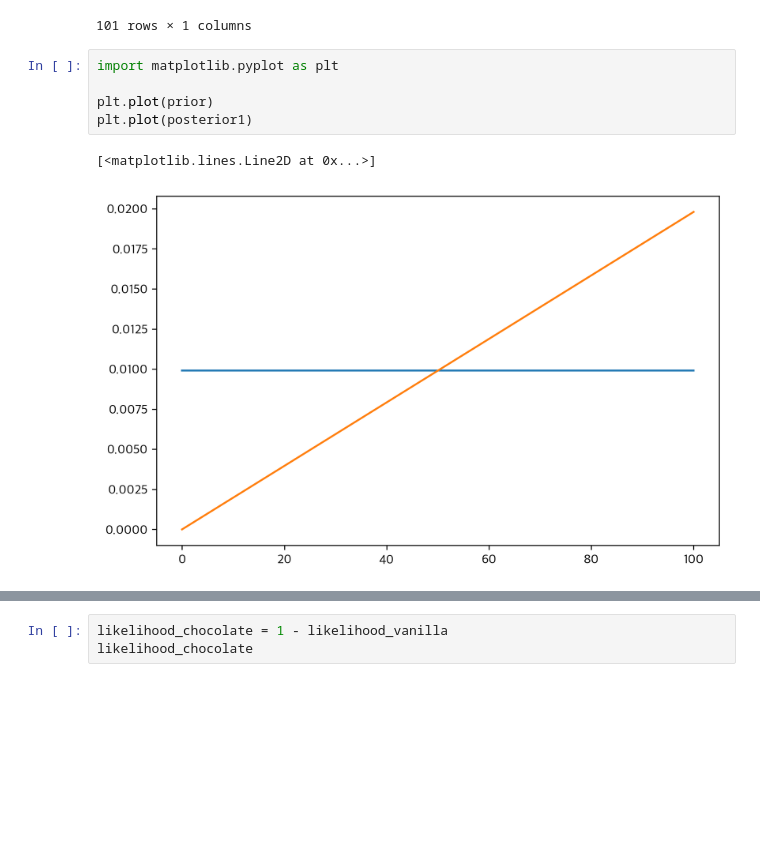
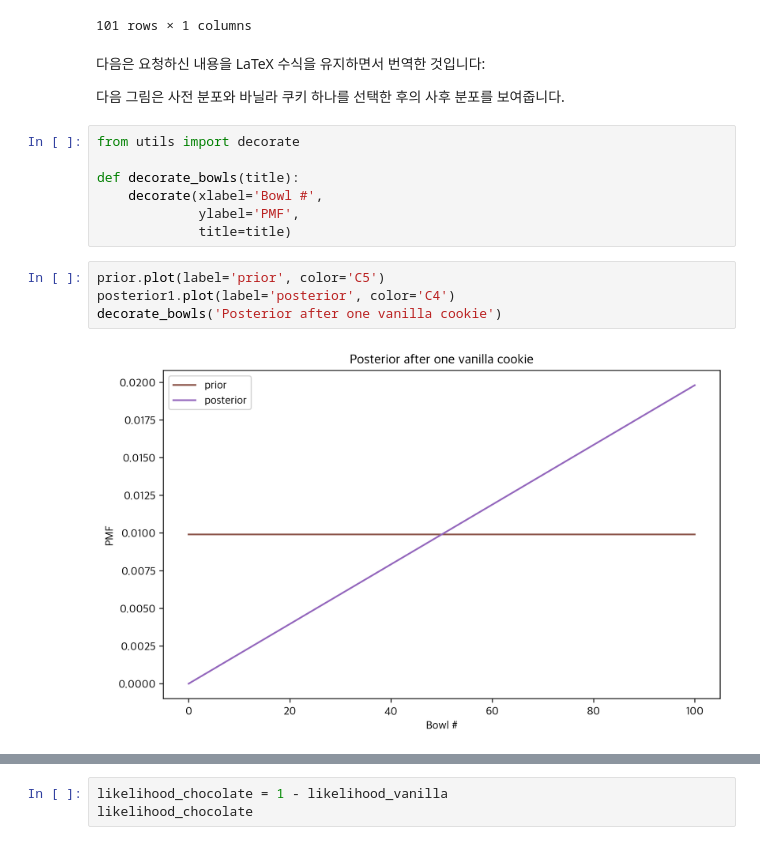
Before and after one commit to birdblues/think-bayes, a Jupyter notebook: ch3.ipynb, the cells around one changed output, grey strips where cells are left out. Saved outputs shown, nothing was run; the diff lists cells and outputs as text; blank space fills up the shorter version.

```diff
--- a/ch3.ipynb
+++ b/ch3.ipynb
@@ -185,11 +322,21 @@ posterior1
 | 99 | 0.019604 |
 | 100 | 0.019802 |
 101 rows × 1 columns
-# %%
-import matplotlib.pyplot as plt
-
-plt.plot(prior)
-plt.plot(posterior1)
-# %% [output]
-[<matplotlib.lines.Line2D at 0x...>]
-[figure, removed]
+# %% [markdown]
+
+다음은 요청하신 내용을 LaTeX 수식을 유지하면서 번역한 것입니다:
+
+다음 그림은 사전 분포와 바닐라 쿠키 하나를 선택한 후의 사후 분포를 보여줍니다.
+# %%
+from utils import decorate
+
+def decorate_bowls(title):
+    decorate(xlabel='Bowl #',
+             ylabel='PMF',
+             title=title)
+# %%
+prior.plot(label='prior', color='C5')
+posterior1.plot(label='posterior', color='C4')
+decorate_bowls('Posterior after one vanilla cookie')
+# %% [output]
+[figure, added]
```
Also changed, not shown: parts of 53 cells of this notebook, 6 other files.
